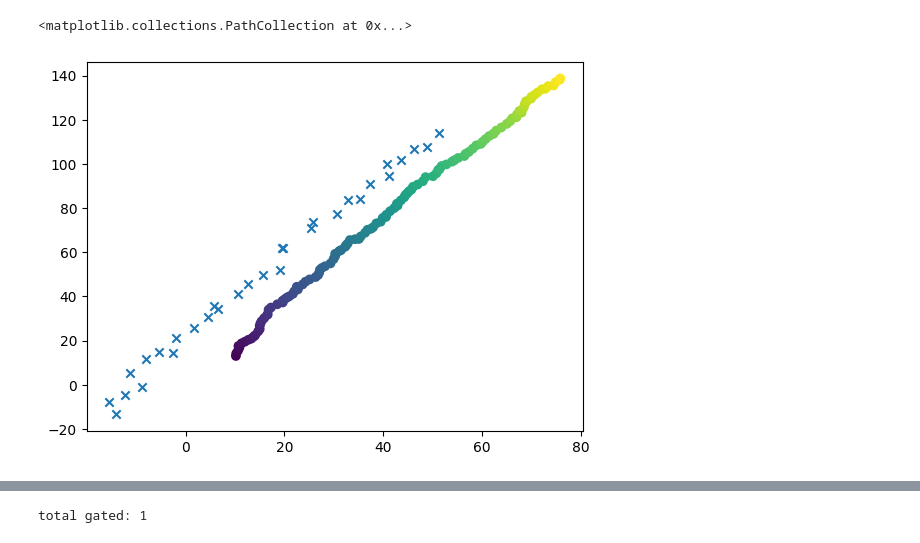
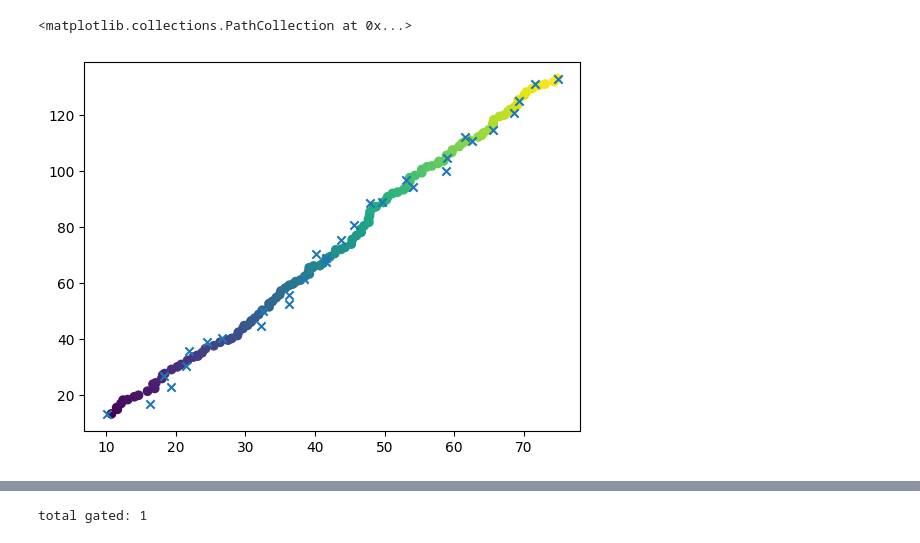
Before and after one commit to eholmgre/tda, a Jupyter notebook: notebook/oracle_single_target_no_clutter.ipynb, the cells around one changed output, grey strips where cells are left out. Saved outputs shown, nothing was run; the diff lists cells and outputs as text; code cells hidden in the pictures.

```diff
--- a/notebook/oracle_single_target_no_clutter.ipynb
+++ b/notebook/oracle_single_target_no_clutter.ipynb
@@ -15,29 +16,29 @@ from tda.tracker.tracker_param import TrackerParam
 # %%
 sim = Simulation()
 
-platform = LTIObject(1, np.array([25, 25, 0]), sim, np.zeros((3, 3)))
+platform = LTIObject(1, np.array([0, 0, 0]), sim, np.zeros((3, 3)))
 oracle = Oracle(1, platform, 2.0, np.eye(3) * 2.25)
 platform.add_payload(oracle)
 
 target_Q = np.zeros((6, 6))
 target_Q[0, 0] = 0.25
 target_Q[1, 1] = 0.33
 
 target = LTIObject(2, np.array([10, 12, 0, 1, 2, 0]), sim, target_Q)
 
 sim._sim_objects.extend([platform, target])
 
 sim_records = sim.run()
 
 gt = sim._sim_objects[-1].ground_truth
 
 
 plt.scatter([x[0] for (t, x) in gt.history], [x[1] for (t, x) in gt.history], c=sim_records["lti_object2"]["t"])
 plt.scatter(sim_records["oracle1"]["target_x"], sim_records["oracle1"]["target_y"], marker="x")
 #plt.scatter(sim_records["oracle1"]["target_x"] + sim_records["oracle1"]["sensor_x"], sim_records["oracle1"]["target_y"] + sim_records["oracle1"]["sensor_y"], marker="x")
 # %% [output]
 <matplotlib.collections.PathCollection at 0x...>
-[figure, old version]
+[figure, new version]
 # %%
 meas_x = list()
 meas_y = list()
```
Also changed, not shown: parts of 7 cells of this notebook, 2 other files.
